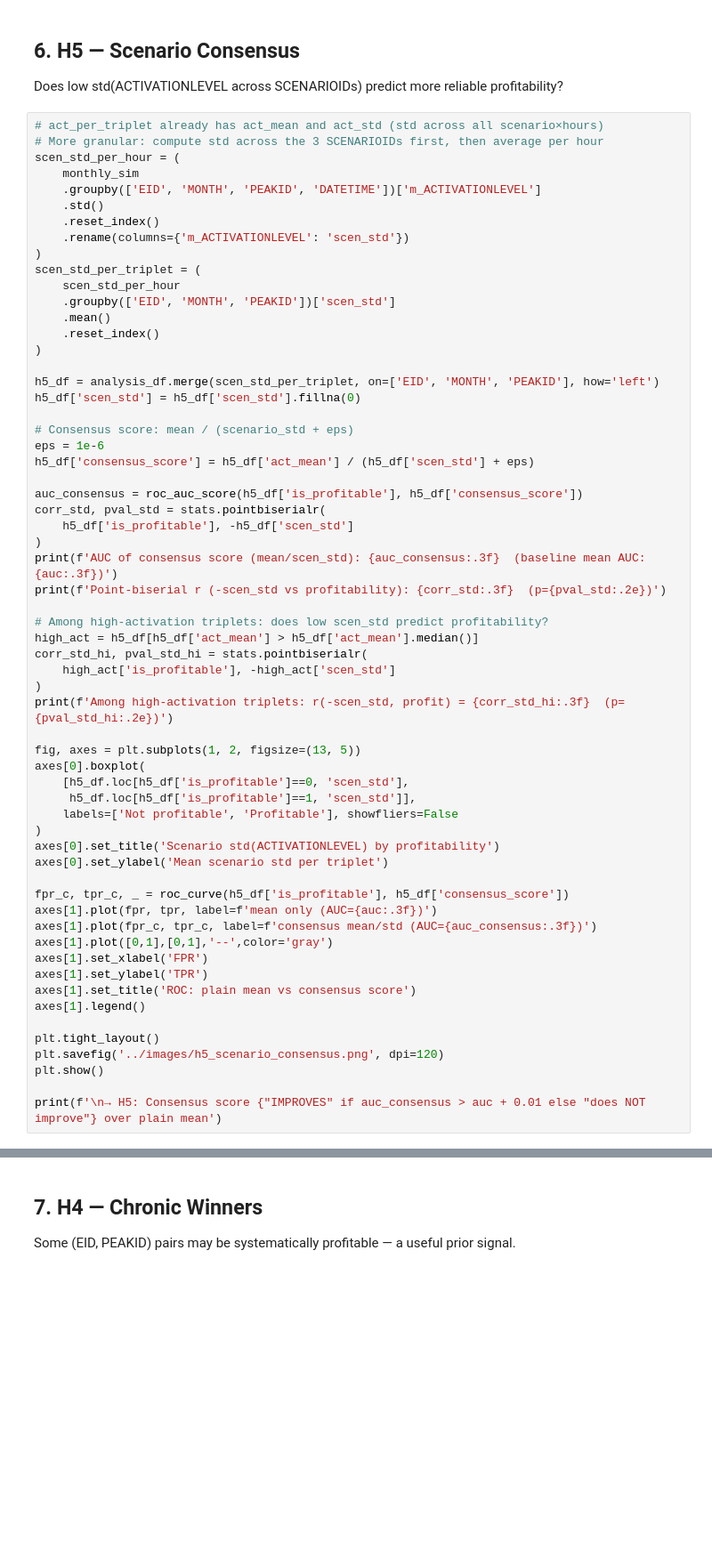
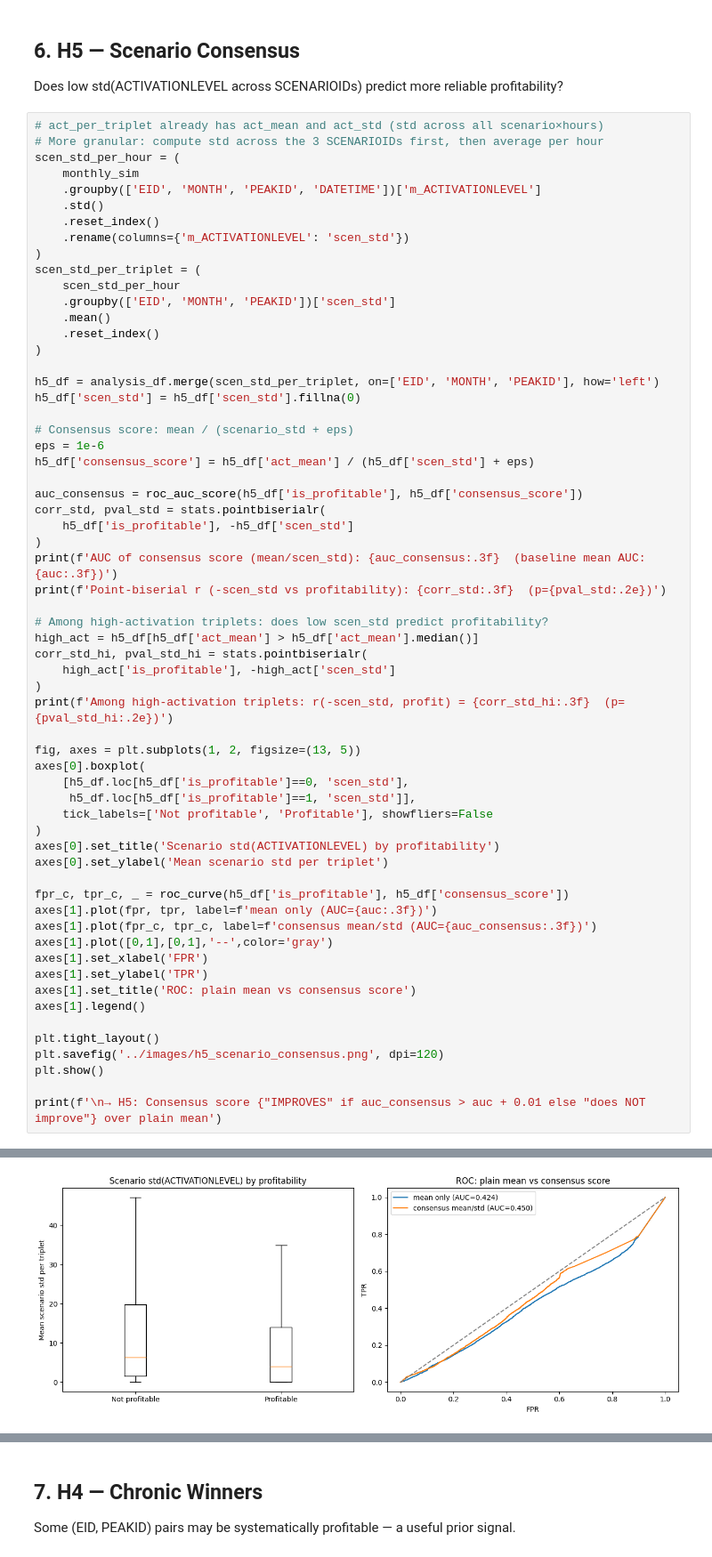
Before and after one commit to MPelland-programming/DataChallenge2026, a Jupyter notebook: notebooks/01_data_exploration.ipynb, the cells around one changed output, grey strips where cells are left out. Shown at 89% size. Cells and saved outputs as stored; diff of their text form; blank space fills up the shorter version.

```diff
--- a/notebooks/01_data_exploration.ipynb
+++ b/notebooks/01_data_exploration.ipynb
@@ -317,7 +365,7 @@ fig, axes = plt.subplots(1, 2, figsize=(13, 5))
 axes[0].boxplot(
     [h5_df.loc[h5_df['is_profitable']==0, 'scen_std'],
      h5_df.loc[h5_df['is_profitable']==1, 'scen_std']],
-    labels=['Not profitable', 'Profitable'], showfliers=False
+    tick_labels=['Not profitable', 'Profitable'], showfliers=False
 )
 axes[0].set_title('Scenario std(ACTIVATIONLEVEL) by profitability')
 axes[0].set_ylabel('Mean scenario std per triplet')
@@ -336,3 +384,4 @@ plt.savefig('../images/h5_scenario_consensus.png', dpi=120)
 plt.show()
 
 print(f'\n→ H5: Consensus score {"IMPROVES" if auc_consensus > auc + 0.01 else "does NOT improve"} over plain mean')
+# %% [output]
@@ -338,0 +391 @@ print(f'\n→ H5: Consensus score {"IMPROVES" if auc_consensus > auc + 0.01 else
+[figure, added]
```
Also changed, not shown: parts of 14 cells of this notebook.
